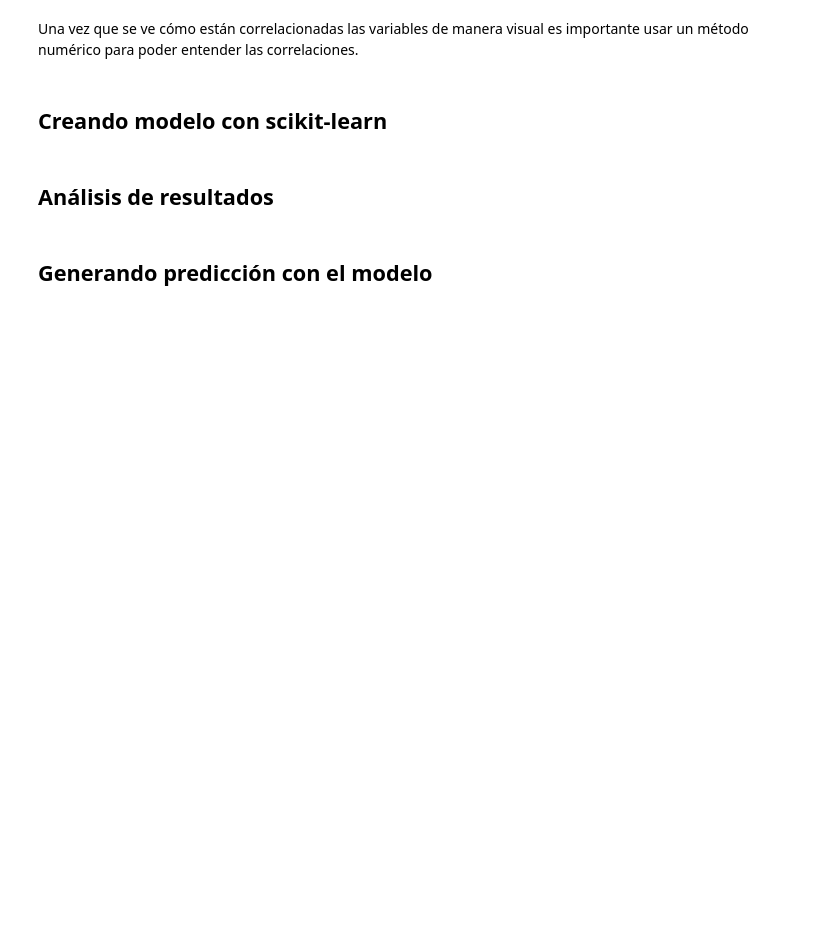
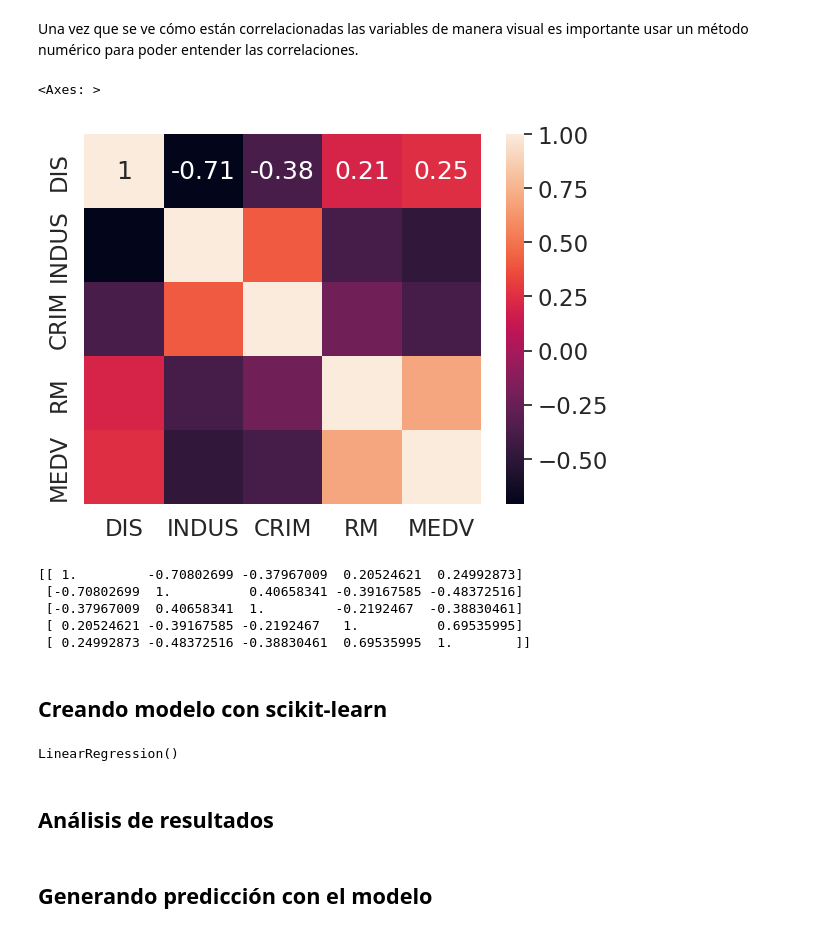
Before and after one commit to dparedes616/machine-learning, a Jupyter notebook: regresion_lineal.ipynb, the cells around one changed output. Cells and saved outputs as stored; diff of their text form; code cells hidden in the pictures; blank space fills up the shorter version.

```diff
--- a/regresion_lineal.ipynb
+++ b/regresion_lineal.ipynb
@@ -30,7 +45,40 @@ Una vez descargados los datos lo que hay que hacer es entenderlos. Es importante
 # %% [markdown]
 Una vez que se ve cómo están correlacionadas las variables de manera visual es importante usar un método numérico para poder entender las correlaciones.
+# %%
+cm = np.corrcoef(df[cols].values.T)
+sns.set(font_scale=1.5)
+sns.heatmap(cm,cbar=True, annot=True, yticklabels=cols, xticklabels=cols)
+# %% [output]
+<Axes: >
+[figure, added]
+# %%
+cm = np.corrcoef(df[cols].values.T)
+print(cm)
+# %% [output]
+[[ 1.         -0.70802699 -0.37967009  0.20524621  0.24992873]
+ [-0.70802699  1.          0.40658341 -0.39167585 -0.48372516]
+ [-0.37967009  0.40658341  1.         -0.2192467  -0.38830461]
+ [ 0.20524621 -0.39167585 -0.2192467   1.          0.69535995]
+ [ 0.24992873 -0.48372516 -0.38830461  0.69535995  1.        ]]
 # %% [markdown]
 ## Creando modelo con scikit-learn
+# %%
+#Escoger las variables X y Y
+x = df["RM"].values.reshape(-1, 1)
+y = df["MEDV"].values.reshape(-1, 1)
+
+sc_x = StandardScaler()
+sc_y = StandardScaler()
+
+#Estandariacion de variables
+x_std = sc_x.fit_transform(x)
+y_std = sc_y.fit_transform(y)
+
+#Stadar lineal regretion
+slr = LinearRegression()
+slr.fit(x_std, y_std)
+# %% [output]
+LinearRegression()
 # %% [markdown]
 ## Análisis de resultados
 # %% [markdown]
```
Also changed, not shown: parts of 4 cells of this notebook.
